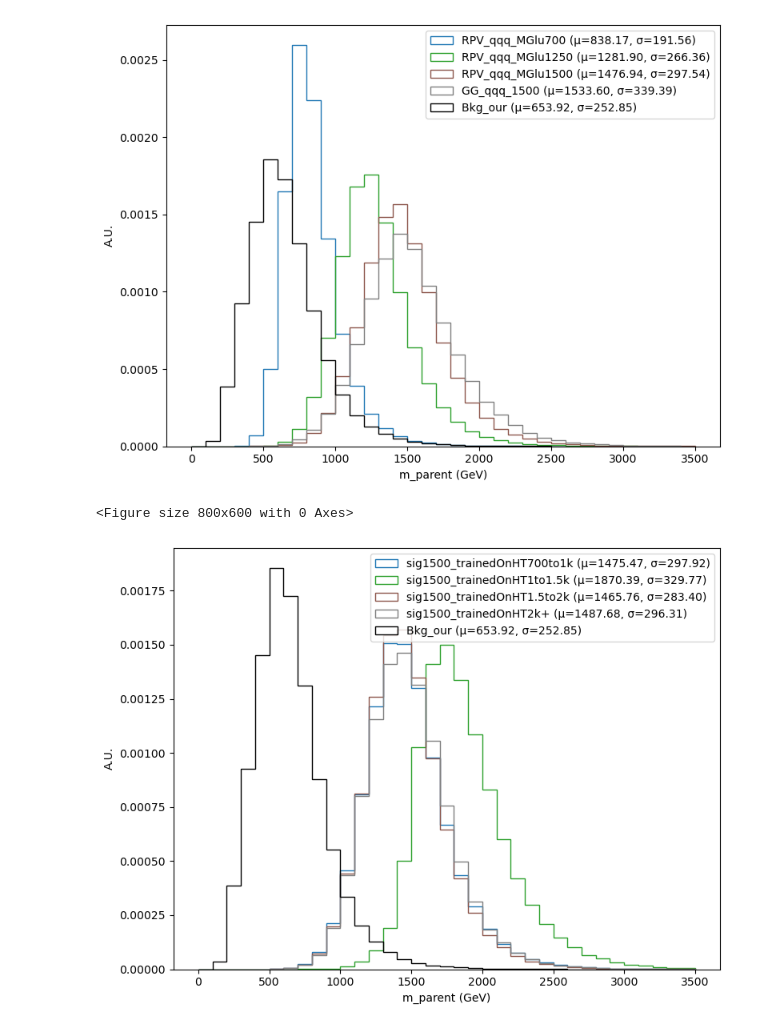
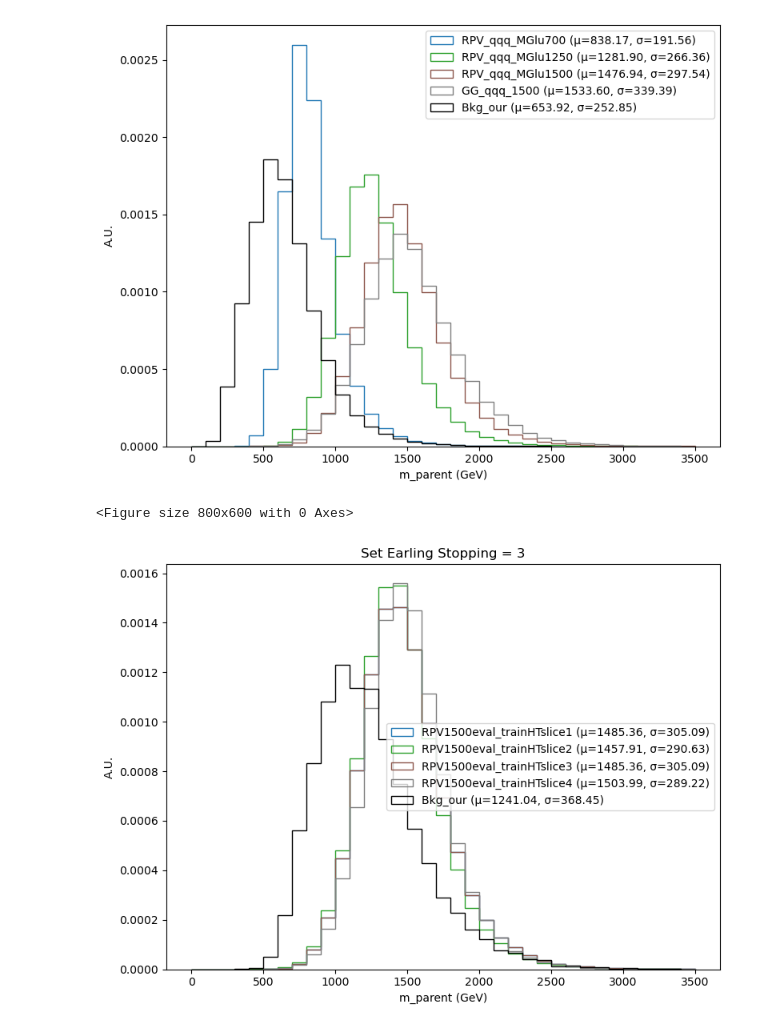
Before and after one commit to akanugan/unsupervised-search, a Jupyter notebook: plot_simple.ipynb, the cells around one changed output. Cells and saved outputs as stored; diff of their text form; code cells hidden in the pictures.

```diff
--- a/plot_simple.ipynb
+++ b/plot_simple.ipynb
@@ -4,7 +4,7 @@ import h5py
 import matplotlib.pyplot as plt
 
 def plot_histogram(file_s, file_b, label_s, label_b):
-    s = h5py.File(file_s, "r")
+    s = h5py.File(file_b, "r")
     b = h5py.File(file_b, "r")
 
     smavg = np.array(s["pred_ptetaphim_max"][:,:,-1].mean(-1))
@@ -31,9 +31,9 @@ plots_info = [
     ("evaluate/signal700_transformer_classifier_our.h5", "evaluate/Bkg.sampled_200k_transformer_classifier_our.h5", "RPV_qqq_700", "Bkg_our")
 ]
 
-for file_s, file_b, label_s, label_b in plots_info:
+for file_b, file_b, label_s, label_b in plots_info:
     plt.figure(figsize=(8, 6))  # Adjust figure size if necessary
-    (mean_blue, sigma_blue), (mean_black, sigma_black) = plot_histogram(file_s, file_b, label_s, label_b)
+    (mean_blue, sigma_blue), (mean_black, sigma_black) = plot_histogram(file_b, file_b, label_s, label_b)
     plt.legend()
     plt.xlabel('m_parent (GeV)')
     #plt.yscale('log')
@@ -108,28 +108,31 @@ for file_s_list, file_b, label_s_list, label_b in plots_info:
 [figure]
 # %%
 plots_info = [
-    (["evaluate/signal1500_training_2024.02.23.12.20.04.h5","evaluate/signal1500_training_2024.02.23.12.29.42.h5","evaluate/signal1500_training_2024.02.23.12.43.32.h5","evaluate/signal1500_training_2024.02.23.12.55.30.h5"], "evaluate/Bkg.sampled_200k_transformer_classifier_our.h5", ['sig1500_trainedOnHT700to1k','sig1500_trainedOnHT1to1.5k','sig1500_trainedOnHT1.5to2k','sig1500_trainedOnHT2k+'], "Bkg_our")
+    #(["evaluate/signal1500_training_2024.02.23.12.20.04_slice0.7to1k.h5","evaluate/signal1500_training_2024.02.23.12.29.42_slice1to1.5k.h5","evaluate/signal1500_training_2024.02.23.12.43.32_slice1.5kto2k.h5","evaluate/signal1500_training_2024.02.23.12.55.30_slice2kplus.h5"], "evaluate/Bkg.sampled_200k_transformer_classifier_our.h5", ['sig1500_trainedOnHT700to1k','sig1500_trainedOnHT1to1.5k','sig1500_trainedOnHT1.5to2k','sig1500_trainedOnHT2k+'], "Bkg_our")
+    (["evaluate/signal1500_training_2024.03.21.16.23.10_slice0.7to1k_ES3.h5","evaluate/signal1500_training_2024.03.21.16.01.53_slice1kto1.5k_ES3.h5","evaluate/signal1500_training_2024.03.21.16.23.10_slice1.5kto2k_ES3.h5","evaluate/signal1500_training_2024.03.21.15.18.07_slice2kplusES3.h5"], "evaluate/QCD_new_HT2000toInf_10files_training_2024.03.21.16.23.10.h5", ['sig1500_trainedOnHT700to1k','sig1500_trainedOnHT1to1.5k','sig1500_trainedOnHT1.5to2k','sig1500_trainedOnHT2k+'], "Bkg_our")
 ]
 
 plt.figure(figsize=(8, 6))  # Adjust figure size if necessary
 
 for file_s_list, file_b, label_s_list, label_b in plots_info:
     (all_means_blue, all_stds_blue), (all_means_black, all_stds_black) = plot_histograms(file_s_list, file_b, label_s_list, label_b)
-    plt.legend()
+    plt.legend()s
     plt.xlabel('m_parent (GeV)')
     plt.ylabel('A.U.')
+    plt.title('Set Earling Stopping = 3')
 
     # Adding mean and std to the legend with the same color as the histogram
-    legend_labels = label_s_list + [label_b]
+    #legend_labels = label_s_list + [label_b]
+    legend_labels = ['RPV1500eval_trainHTslice1','RPV1500eval_trainHTslice2','RPV1500eval_trainHTslice3','RPV1500eval_trainHTslice4'] + [label_b]
     legend_labels = [f'{label} (μ={mean:.2f}, σ={std:.2f})' for label, mean, std in zip(legend_labels, all_means_blue + all_means_black, all_stds_blue + all_stds_black)]
     plt.legend(labels=legend_labels)
 
     plt.tight_layout()
     plt.savefig(f'{"_".join(label_s_list)}_{label_b}.png')
     plt.show()
 # %% [output]
 <Figure size 800x600 with 0 Axes>
-[figure, old version]
+[figure, new version]
 # %%
 # Check xsec weights by plotting HT
 import h5py, numpy as np
```
Also changed, not shown: parts of 5 cells of this notebook, 6 other files.
